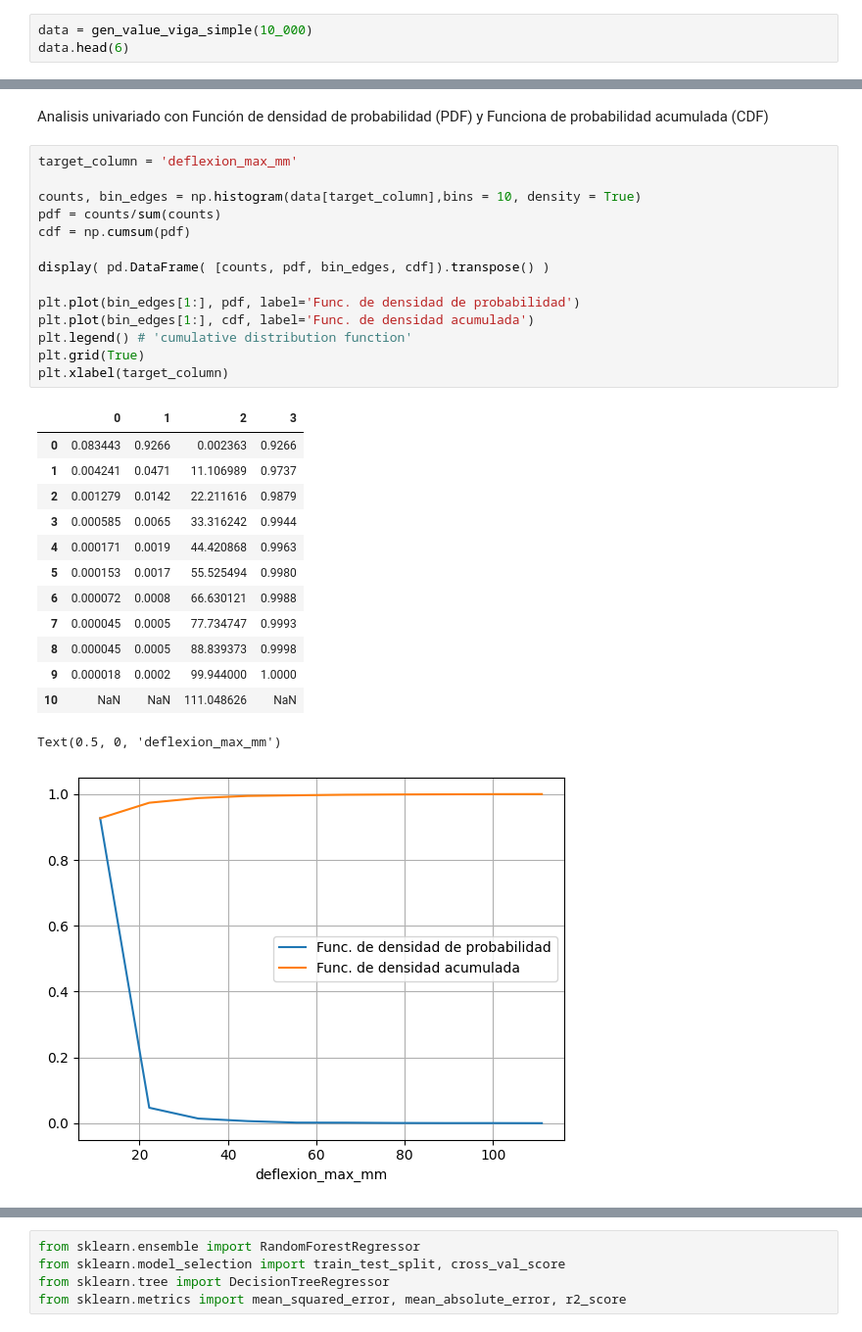
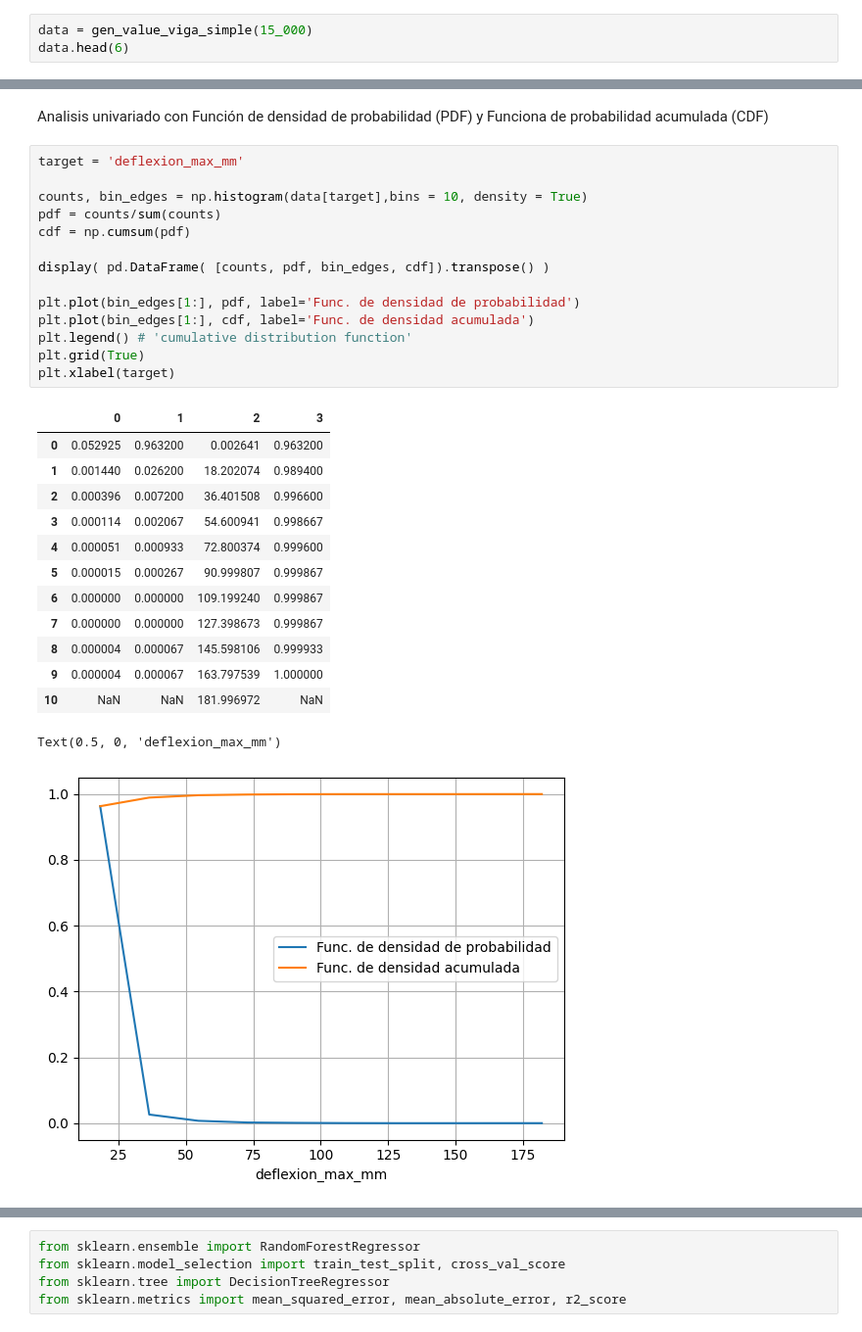
Before and after one commit to fjmucho/iAx, a Jupyter notebook: ML-e01 Red-Neuronal - Viga-simplemente-apoyada.ipynb, the cells around one changed output, grey strips where cells are left out. Shown: that part at 98% size. Saved outputs shown, nothing was run; the diff lists cells and outputs as text.

```diff
--- a/ML-e01 Red-Neuronal - Viga-simplemente-apoyada.ipynb
+++ b/ML-e01 Red-Neuronal - Viga-simplemente-apoyada.ipynb
@@ -96,5 +96,5 @@ Rectangular Beam
 # %%
-data = gen_value_viga_simple(10_000)
+data = gen_value_viga_simple(15_000)
 data.head(6)
 # %% [output]
 |  | L | b | h | P | fc | E | I | deflexion_max_mm |
@@ -192,32 +192,32 @@ plt.show()
 # %% [markdown]
  Analisis univariado con Función de densidad de probabilidad (PDF)  y Funciona de probabilidad acumulada (CDF)
 # %%
-target_column = 'deflexion_max_mm'
+target = 'deflexion_max_mm'
 
-counts, bin_edges = np.histogram(data[target_column],bins = 10, density = True)
+counts, bin_edges = np.histogram(data[target],bins = 10, density = True)
 pdf = counts/sum(counts)
 cdf = np.cumsum(pdf)
 
 display( pd.DataFrame( [counts, pdf, bin_edges, cdf]).transpose() )
 
 plt.plot(bin_edges[1:], pdf, label='Func. de densidad de probabilidad')
 plt.plot(bin_edges[1:], cdf, label='Func. de densidad acumulada')
 plt.legend() # 'cumulative distribution function'
 plt.grid(True)
-plt.xlabel(target_column)
+plt.xlabel(target)
 # %% [output]
 |  | 0 | 1 | 2 | 3 |
-| 0 | 0.083443 | 0.9266 | 0.002363 | 0.9266 |
-| 1 | 0.004241 | 0.0471 | 11.106989 | 0.9737 |
-| 2 | 0.001279 | 0.0142 | 22.211616 | 0.9879 |
-| 3 | 0.000585 | 0.0065 | 33.316242 | 0.9944 |
-| 4 | 0.000171 | 0.0019 | 44.420868 | 0.9963 |
-| 5 | 0.000153 | 0.0017 | 55.525494 | 0.9980 |
-| 6 | 0.000072 | 0.0008 | 66.630121 | 0.9988 |
-| 7 | 0.000045 | 0.0005 | 77.734747 | 0.9993 |
-| 8 | 0.000045 | 0.0005 | 88.839373 | 0.9998 |
-| 9 | 0.000018 | 0.0002 | 99.944000 | 1.0000 |
-| 10 | NaN | NaN | 111.048626 | NaN |
+| 0 | 0.052925 | 0.963200 | 0.002641 | 0.963200 |
+| 1 | 0.001440 | 0.026200 | 18.202074 | 0.989400 |
+| 2 | 0.000396 | 0.007200 | 36.401508 | 0.996600 |
+| 3 | 0.000114 | 0.002067 | 54.600941 | 0.998667 |
+| 4 | 0.000051 | 0.000933 | 72.800374 | 0.999600 |
+| 5 | 0.000015 | 0.000267 | 90.999807 | 0.999867 |
+| 6 | 0.000000 | 0.000000 | 109.199240 | 0.999867 |
+| 7 | 0.000000 | 0.000000 | 127.398673 | 0.999867 |
+| 8 | 0.000004 | 0.000067 | 145.598106 | 0.999933 |
+| 9 | 0.000004 | 0.000067 | 163.797539 | 1.000000 |
+| 10 | NaN | NaN | 181.996972 | NaN |
 Text(0.5, 0, 'deflexion_max_mm')
-[figure, old version]
+[figure, new version]
 # %% [markdown]
```
Also changed, not shown: parts of 18 cells of this notebook, 21 other files.
